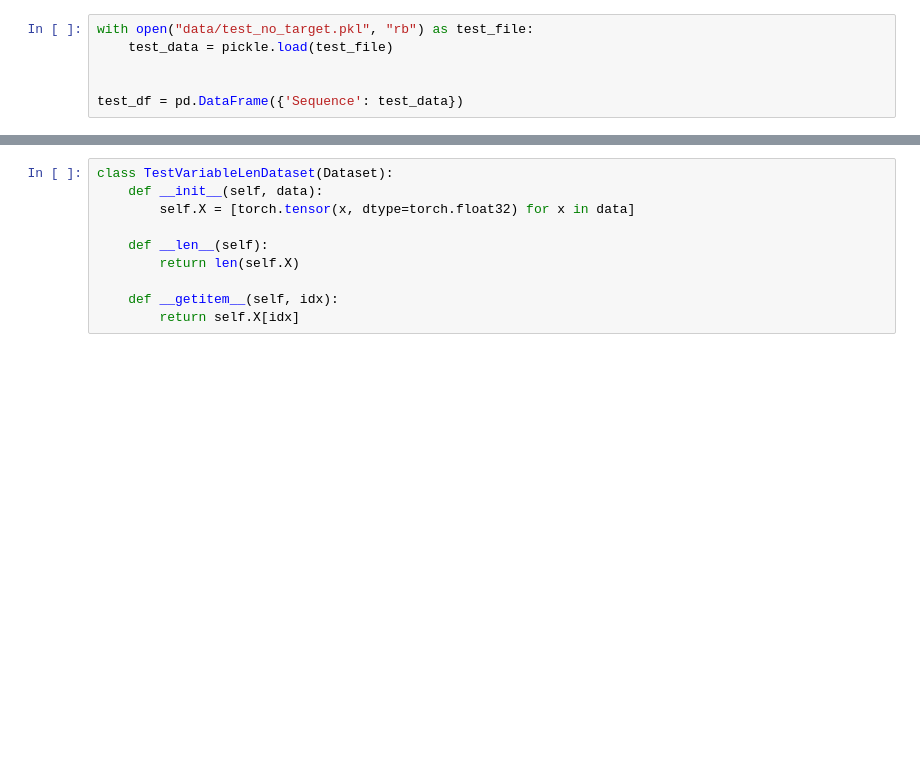
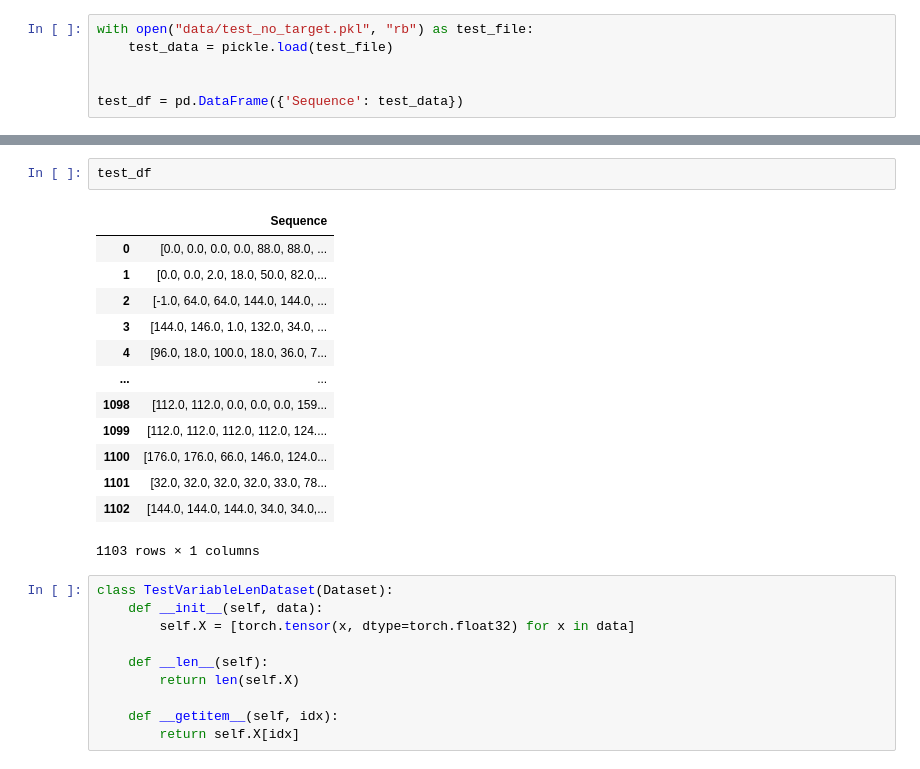
Before and after one commit to mikic202/SSNE-24L, a Jupyter notebook: Project-4/ChomanskiMłynik.ipynb, the cells around one changed output, grey strips where cells are left out. Saved outputs shown, nothing was run; the diff lists cells and outputs as text; blank space fills up the shorter version.

```diff
--- a/Project-4/ChomanskiMłynik.ipynb
+++ b/Project-4/ChomanskiMłynik.ipynb
@@ -339,3 +320,19 @@ array([  0.,   0.,   0.,   0.,  88.,  88.,  88.,  88.,  69., 145., 145.,
+# %%
+test_df
+# %% [output]
+|  | Sequence |
+| 0 | [0.0, 0.0, 0.0, 0.0, 88.0, 88.0, ... |
+| 1 | [0.0, 0.0, 2.0, 18.0, 50.0, 82.0,... |
+| 2 | [-1.0, 64.0, 64.0, 144.0, 144.0, ... |
+| 3 | [144.0, 146.0, 1.0, 132.0, 34.0, ... |
+| 4 | [96.0, 18.0, 100.0, 18.0, 36.0, 7... |
+| ... | ... |
+| 1098 | [112.0, 112.0, 0.0, 0.0, 0.0, 159... |
+| 1099 | [112.0, 112.0, 112.0, 112.0, 124.... |
+| 1100 | [176.0, 176.0, 66.0, 146.0, 124.0... |
+| 1101 | [32.0, 32.0, 32.0, 32.0, 33.0, 78... |
+| 1102 | [144.0, 144.0, 144.0, 34.0, 34.0,... |
+1103 rows × 1 columns
 # %%
 class TestVariableLenDataset(Dataset):
     def __init__(self, data):
```
Also changed, not shown: parts of 8 cells of this notebook.
